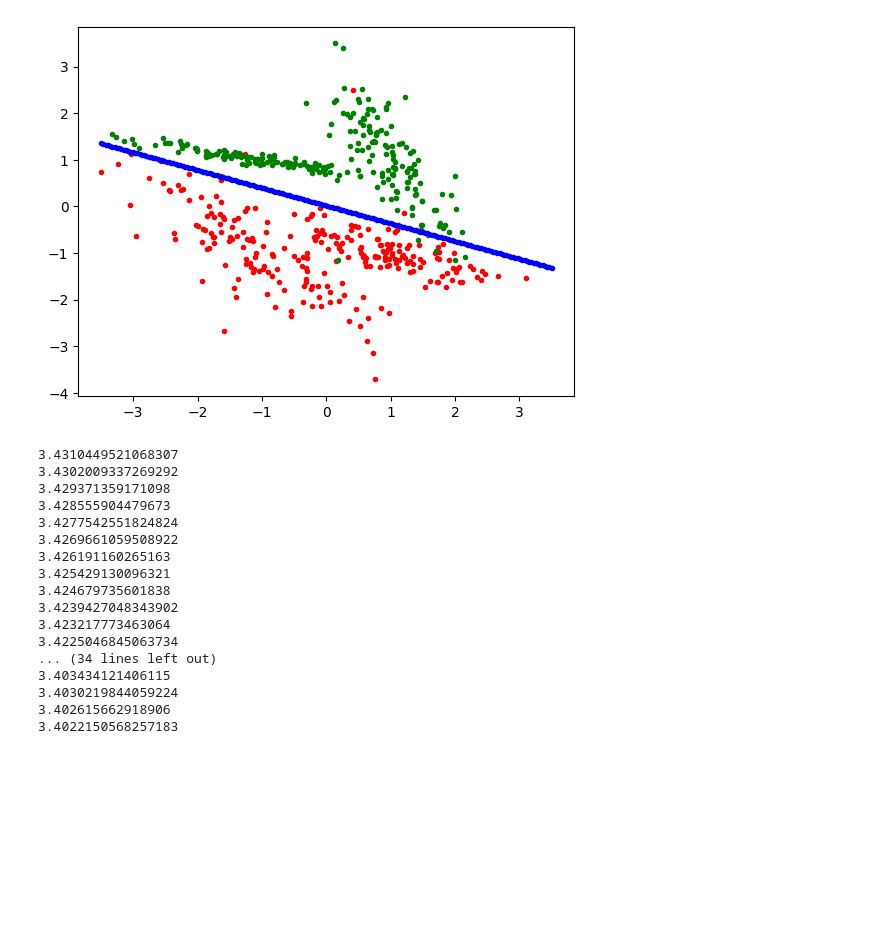
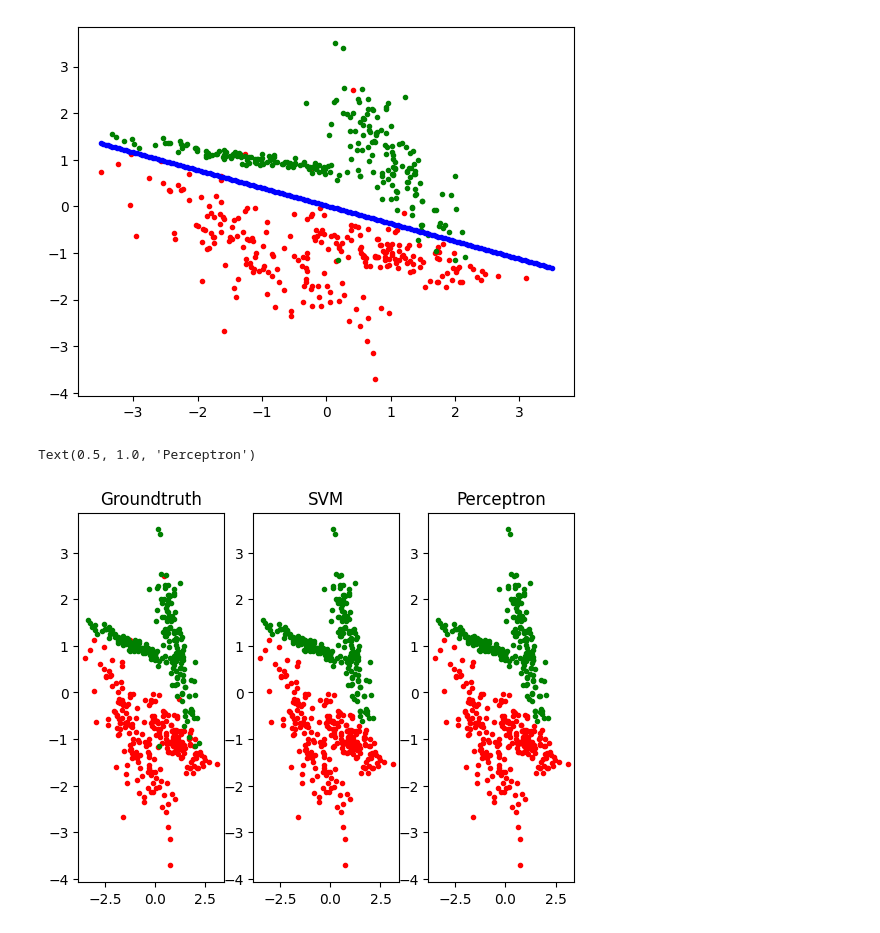
Before and after one commit to agvaniya/jupyter, a Jupyter notebook: ann/perceptron.ipynb, the cells around one changed output. Drawn from its saved outputs; the diff is of its cells as text; code cells hidden in the pictures; blank space fills up the shorter version.

```diff
--- a/ann/perceptron.ipynb
+++ b/ann/perceptron.ipynb
@@ -60,24 +60,24 @@ plt.scatter(vizX, vizY, c='b', marker='.')
 3.401820068183025
 <matplotlib.collections.PathCollection at 0x...>
 [figure]
-# %%
-for i in range(50):
-    print(p.learn(X,y))
-# %% [output]
-3.4310449521068307
-3.4302009337269292
-3.429371359171098
-3.428555904479673
-3.4277542551824824
-3.4269661059508922
-3.426191160265163
-3.425429130096321
-3.424679735601838
-3.4239427048343902
-3.423217773463064
-3.4225046845063734
-... (34 lines left out)
-3.403434121406115
-3.4030219844059224
-3.402615662918906
-3.4022150568257183
+# %%
+from sklearn import svm as SVM
+svm = SVM.SVC(kernel='poly')
+svm.fit(X, y)
+ytag2 = svm.predict(X)
+# %%
+plt.subplot(1,3,1)
+plt.scatter(X[y==0,0],X[y==0,1],c='r',marker='.')
+plt.scatter(X[y==1,0],X[y==1,1],c='g',marker='.')
+plt.title('Groundtruth')
+plt.subplot(1,3,2)
+plt.scatter(X[ytag2==0,0],X[ytag2==0,1],c='r',marker='.')
+plt.scatter(X[ytag2==1,0],X[ytag2==1,1],c='g',marker='.')
+plt.title('SVM')
+plt.subplot(1,3,3)
+plt.scatter(X[ytag==0,0],X[ytag==0,1],c='r',marker='.')
+plt.scatter(X[ytag==1,0],X[ytag==1,1],c='g',marker='.')
+plt.title('Perceptron')
+# %% [output]
+Text(0.5, 1.0, 'Perceptron')
+[figure, added]
```
Also changed, not shown: 1 other file.
